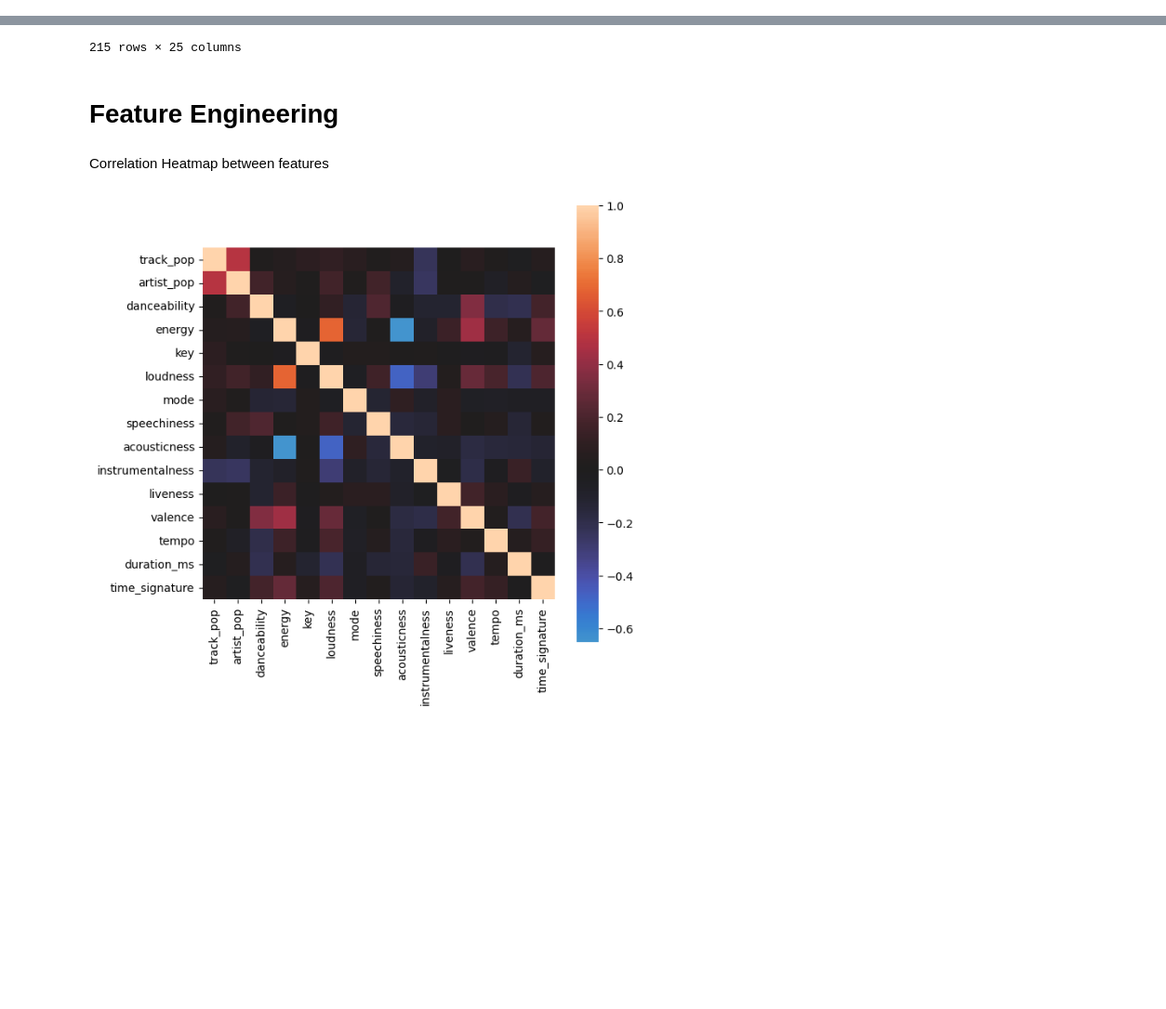
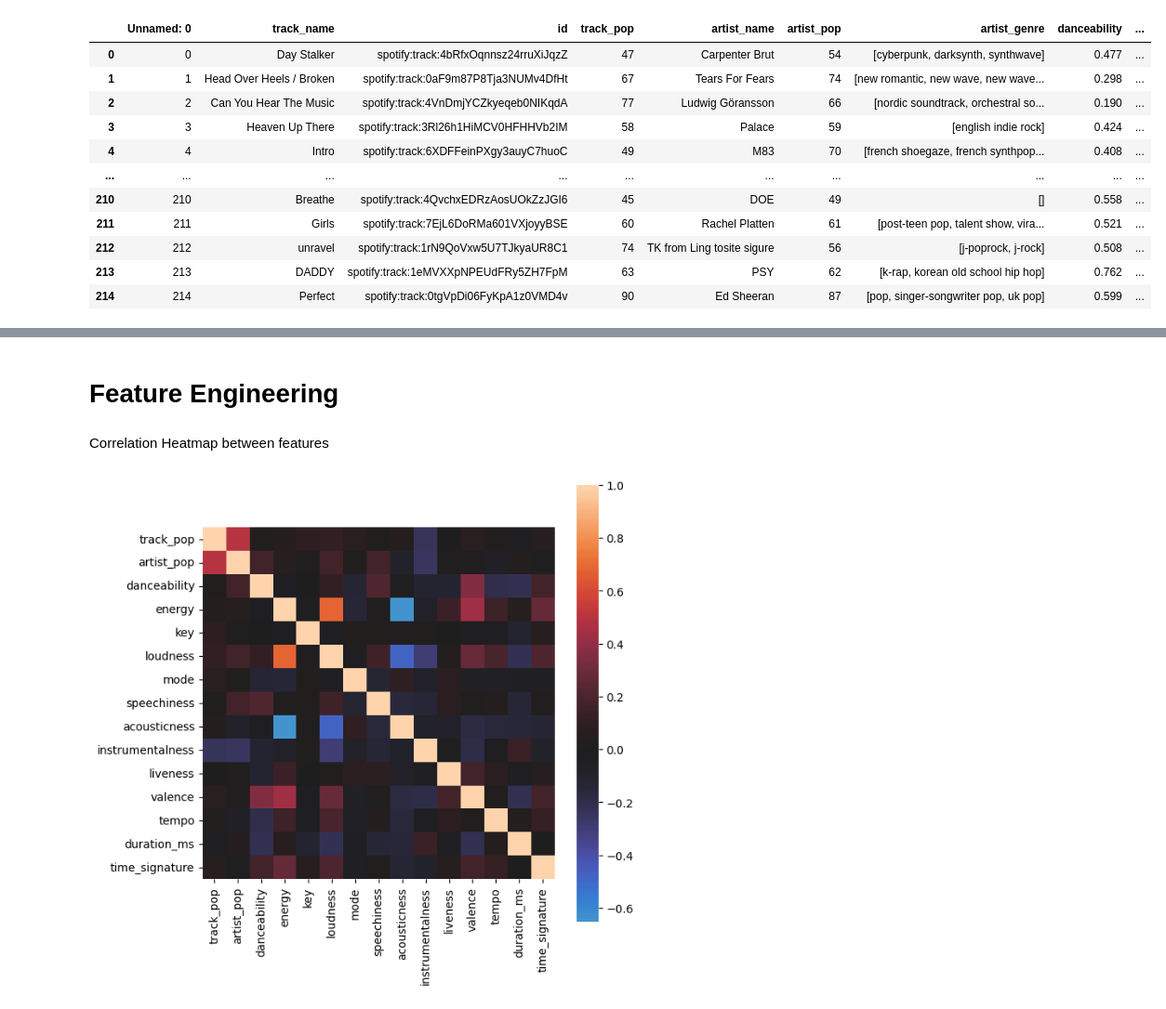
Before and after one commit to kierankhan/WillHeSave, a Jupyter notebook: train_model.ipynb, the cells around one changed output, grey strips where cells are left out. Shown at 93% size. Drawn from its saved outputs; the diff is of its cells as text; code cells hidden in the pictures; blank space fills up the shorter version.

```diff
--- a/train_model.ipynb
+++ b/train_model.ipynb
@@ -68,11 +68,23 @@ def create_arr_from_song(song_link: str):
 
 # create_arr_from_song("https://open.spotify.com/track/6TW4bM3L1tyiUlCnQUkS1U?si=28567c1380254b15")
 # %%
-good = create_df_from_playlist("https://open.spotify.com/playlist/6vOYm55EbfPnFpAgZynn6I?si=9070e8f011494eb0", 1)
-good2 = create_df_from_playlist("https://open.spotify.com/playlist/1bb77h4aEV7sutQ8EIvrL9?si=4ed01da7142d4f72", 1)
-bad = create_df_from_playlist("https://open.spotify.com/playlist/5Dflf6jWmbFbpgjsJV4cwI?si=36def02aab974355", 0)
-
-df = pd.concat([good, good2, bad], ignore_index=True)
-# df = pd.read_csv("spotify_samples.csv")
+# good = create_df_from_playlist("https://open.spotify.com/playlist/6vOYm55EbfPnFpAgZynn6I?si=9070e8f011494eb0", 1)
+# good2 = create_df_from_playlist("https://open.spotify.com/playlist/1bb77h4aEV7sutQ8EIvrL9?si=4ed01da7142d4f72", 1)
+# bad = create_df_from_playlist("https://open.spotify.com/playlist/5Dflf6jWmbFbpgjsJV4cwI?si=36def02aab974355", 0)
+#
+# df = pd.concat([good, good2, bad], ignore_index=True)
+df = pd.read_csv("eric_samples.csv")
 df
 # %% [output]
+|  | Unnamed: 0 | track_name | id | track_pop | artist_name | artist_pop | artist_genre | danceability | ... |
+| 0 | 0 | Day Stalker | spotify:track:4bRfxOqnnsz24rruXiJqzZ | 47 | Carpenter Brut | 54 | [cyberpunk, darksynth, synthwave] | 0.477 | ... |
+| 1 | 1 | Head Over Heels / Broken | spotify:track:0aF9m87P8Tja3NUMv4DfHt | 67 | Tears For Fears | 74 | [new romantic, new wave, new wave... | 0.298 | ... |
+| 2 | 2 | Can You Hear The Music | spotify:track:4VnDmjYCZkyeqeb0NIKqdA | 77 | Ludwig Göransson | 66 | [nordic soundtrack, orchestral so... | 0.190 | ... |
+| 3 | 3 | Heaven Up There | spotify:track:3Rl26h1HiMCV0HFHHVb2IM | 58 | Palace | 59 | [english indie rock] | 0.424 | ... |
+| 4 | 4 | Intro | spotify:track:6XDFFeinPXgy3auyC7huoC | 49 | M83 | 70 | [french shoegaze, french synthpop... | 0.408 | ... |
+| ... | ... | ... | ... | ... | ... | ... | ... | ... | ... |
+| 210 | 210 | Breathe | spotify:track:4QvchxEDRzAosUOkZzJGI6 | 45 | DOE | 49 | [] | 0.558 | ... |
+| 211 | 211 | Girls | spotify:track:7EjL6DoRMa601VXjoyyBSE | 60 | Rachel Platten | 61 | [post-teen pop, talent show, vira... | 0.521 | ... |
+| 212 | 212 | unravel | spotify:track:1rN9QoVxw5U7TJkyaUR8C1 | 74 | TK from Ling tosite sigure | 56 | [j-poprock, j-rock] | 0.508 | ... |
+| 213 | 213 | DADDY | spotify:track:1eMVXXpNPEUdFRy5ZH7FpM | 63 | PSY | 62 | [k-rap, korean old school hip hop] | 0.762 | ... |
+| 214 | 214 | Perfect | spotify:track:0tgVpDi06FyKpA1z0VMD4v | 90 | Ed Sheeran | 87 | [pop, singer-songwriter pop, uk pop] | 0.599 | ... |
@@ -94,4 +92,3 @@ df
-215 rows × 25 columns
 # %% [markdown]
 # Feature Engineering
 # %%
```
Also changed, not shown: parts of 8 cells of this notebook.
